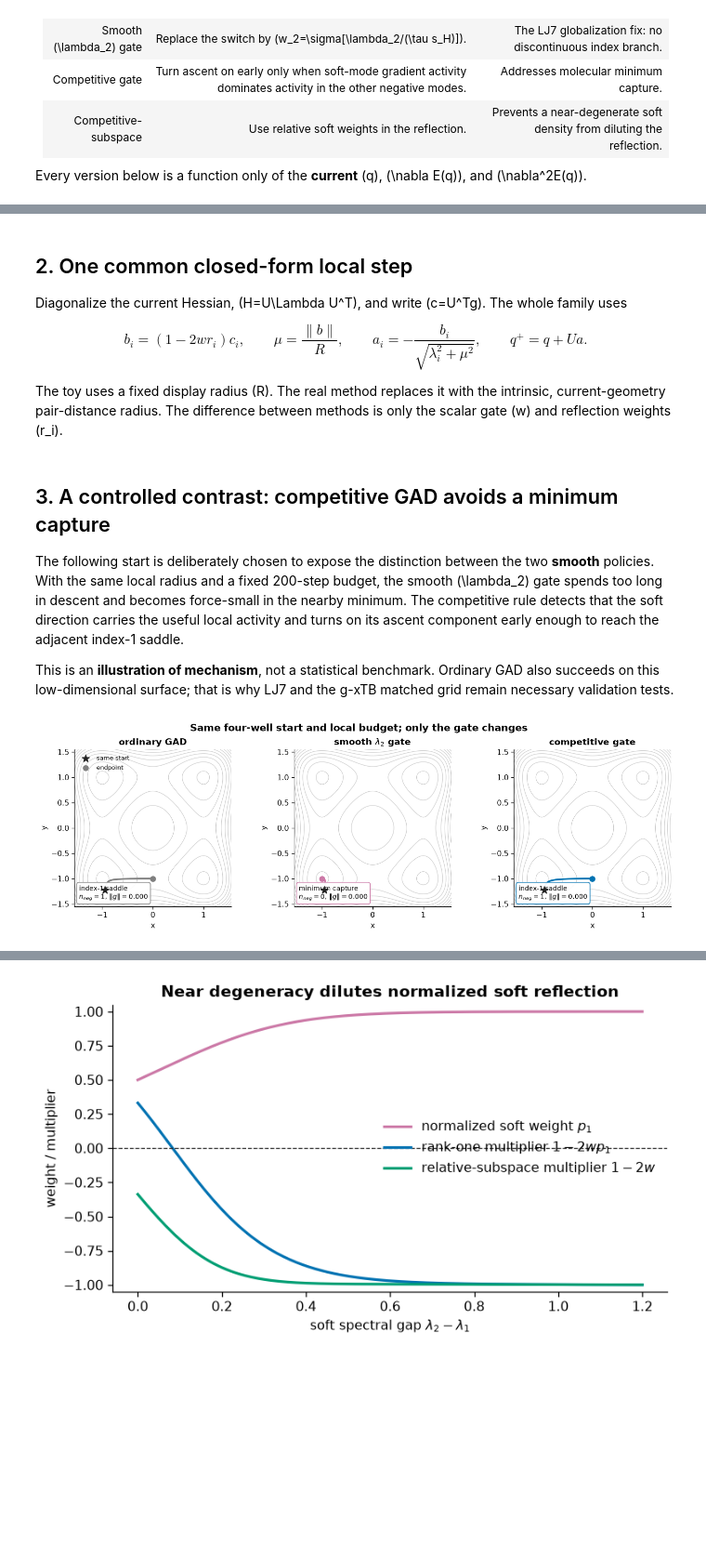
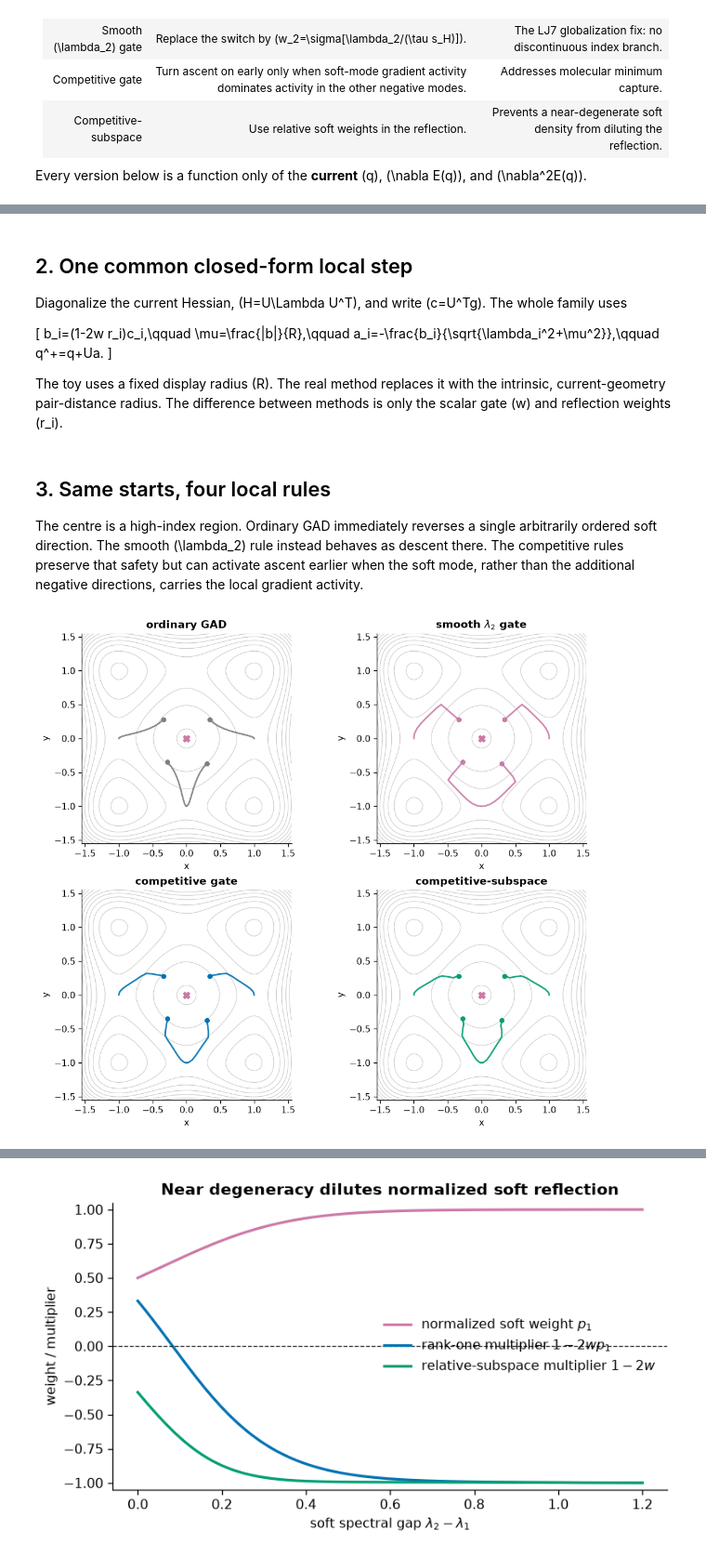
Before and after one commit to memo-ozdincer/GAD_plus, a Jupyter notebook: examples/gad_evolution_four_wells.ipynb, the cells around one changed output, grey strips where cells are left out. Shown at 93% size. Cells and saved outputs as stored; diff of their text form; code cells hidden in the pictures; blank space fills up the shorter version.

Commit message:
Revert "Refine competitive GAD four-well demonstration"
This reverts commit 5ea3a1515065b70b6e9e98c39552c760d7003973.

```diff
--- a/examples/gad_evolution_four_wells.ipynb
+++ b/examples/gad_evolution_four_wells.ipynb
@@ -49,19 +45,19 @@ The origin has two negative Hessian eigenvalues. The points \((0,\pm1)\) and \((
 # %%
 def E(q):
     x, y = q
-    return (x*x - 1)**2 + ALPHA*(y*y - 1)**2
+    return (x*x - 1)**2 + (y*y - 1)**2
 
 def grad(q):
     x, y = q
-    return np.array([4*x*(x*x - 1), 4*ALPHA*y*(y*y - 1)], dtype=float)
+    return np.array([4*x*(x*x - 1), 4*y*(y*y - 1)], dtype=float)
 
 def hess(q):
     x, y = q
-    return np.diag([12*x*x - 4, ALPHA*(12*y*y - 4)])
+    return np.diag([12*x*x - 4, 12*y*y - 4])
 
 grid = np.linspace(-1.55, 1.55, 300)
 X, Y = np.meshgrid(grid, grid)
-Z = (X*X - 1)**2 + ALPHA*(Y*Y - 1)**2
+Z = (X*X - 1)**2 + (Y*Y - 1)**2
 fig, ax = plt.subplots(figsize=(5.1, 4.4))
 ax.contour(X, Y, Z, levels=np.linspace(0.06, 5.0, 14), colors="#9E9E9E", linewidths=.75)
 ax.scatter([-1, -1, 1, 1], [-1, 1, -1, 1], c="#222222", s=30, label="minima")
@@ -76,12 +72,12 @@ ax.legend(frameon=False, loc="upper right"); plt.show()
 
 Diagonalize the current Hessian, \(H=U\Lambda U^T\), and write \(c=U^Tg\). The whole family uses
 
-$$
+\[
 b_i=(1-2w r_i)c_i,\qquad
 \mu=\frac{\|b\|}{R},\qquad
 a_i=-\frac{b_i}{\sqrt{\lambda_i^2+\mu^2}},\qquad
 q^+=q+Ua.
-$$
+\]
 
 The toy uses a fixed display radius \(R\). The real method replaces it with the intrinsic, current-geometry pair-distance radius. The difference between methods is only the scalar gate \(w\) and reflection weights \(r_i\).
 # %%
@@ -115,8 +111,8 @@ def local_quantities(q, tau=.18):
     chi = Asoft/(Asoft + Aextra) if Asoft + Aextra > 0 else 0.
     return lam, U, c, p, w2, chi
 
-def step(q, policy, R=.085, tau=.18):
-    lam, U, c, p, w2, chi = local_quantities(q, tau)
+def step(q, policy, R=.085):
+    lam, U, c, p, w2, chi = local_quantities(q)
     if policy.key == "ordinary":
         w, r = 1., np.array([1., 0.])
     else:
@@ -126,41 +122,28 @@ def step(q, policy, R=.085, tau=.18):
     mu = np.linalg.norm(b)/R if np.linalg.norm(b) > 0 else 1.
     return U @ (-b/np.sqrt(lam**2 + mu**2)), {"lambda": lam, "p": p, "w2": w2, "chi": chi, "w": w, "r": r}
 
-def trace(start, policy, n=220, tau=.18, R=.085):
+def trace(start, policy, n=220):
     path = [np.array(start, dtype=float)]
-    for _ in range(n): path.append(path[-1] + step(path[-1], policy, R=R, tau=tau)[0])
+    for _ in range(n): path.append(path[-1] + step(path[-1], policy)[0])
     return np.array(path)
 # %% [markdown]
-## 3. A controlled contrast: competitive GAD avoids a minimum capture
+## 3. Same starts, four local rules
 
-The following start is deliberately chosen to expose the distinction between the two **smooth** policies. With the same local radius and a fixed 200-step budget, the smooth \(\lambda_2\) gate spends too long in descent and becomes force-small in the nearby minimum. The competitive rule detects that the soft direction carries the useful local activity and turns on its ascent component early enough to reach the adjacent index-1 saddle.
-
-This is an **illustration of mechanism**, not a statistical benchmark. Ordinary GAD also succeeds on this low-dimensional surface; that is why LJ7 and the g-xTB matched grid remain necessary validation tests.
+The centre is a high-index region. Ordinary GAD immediately reverses a single arbitrarily ordered soft direction. The smooth \(\lambda_2\) rule instead behaves as descent there. The competitive rules preserve that safety but can activate ascent earlier when the soft mode, rather than the additional negative directions, carries the local gradient activity.
 # %%
-selected_start = np.array([-0.95, -1.23])
-selected_policies = POLICIES[:3]  # ordinary, lambda2, competitive
-tau, R, budget = .70, .05, 200
-
-fig, axes = plt.subplots(1, 3, figsize=(12.2, 3.9), constrained_layout=True)
-for ax, policy in zip(axes, selected_policies):
-    path = trace(selected_start, policy, n=budget, tau=tau, R=R)
-    endpoint = path[-1]
-    eigenvalues = np.linalg.eigvalsh(hess(endpoint))
-    index = int(np.sum(eigenvalues < -1e-8))
-    force = np.linalg.norm(grad(endpoint))
-    ax.contour(X, Y, Z, levels=np.linspace(.06, 5., 14), colors="#C7C7C7", linewidths=.65)
-    ax.plot(path[:, 0], path[:, 1], lw=2.2, color=COLORS[policy.key])
-    ax.scatter(*selected_start, marker="*", s=105, color="#222222", zorder=4, label="same start")
-    ax.scatter(*endpoint, s=48, color=COLORS[policy.key], zorder=5, label="endpoint")
-    outcome = "index-1 saddle" if index == 1 and force < .05 else "minimum capture" if index == 0 and force < .05 else "not converged"
-    ax.set(title=policy.name, xlim=(-1.55, 1.55), ylim=(-1.55, 1.55), aspect="equal", xlabel="x", ylabel="y")
-    ax.text(.03, .03, f"{outcome}\n$n_{{neg}}={index}$, $\\|g\\|={force:.3f}$", transform=ax.transAxes,
-            va="bottom", ha="left", fontsize=9, bbox={"boxstyle": "round,pad=.35", "fc": "white", "ec": COLORS[policy.key], "alpha": .94})
-axes[0].legend(frameon=False, loc="upper left", fontsize=8)
-fig.suptitle("Same four-well start and local budget; only the gate changes", fontsize=13, fontweight="bold")
+starts = np.array([[.34,.28],[-.34,.28],[.30,-.37],[-.28,-.35]])
+fig, axes = plt.subplots(2, 2, figsize=(9.2, 8.0), constrained_layout=True)
+for ax, policy in zip(axes.flat, POLICIES):
+    ax.contour(X, Y, Z, levels=np.linspace(.06,5.,14), colors="#C7C7C7", linewidths=.65)
+    for start in starts:
+        path = trace(start, policy)
+        ax.plot(path[:,0], path[:,1], lw=1.8, color=COLORS[policy.key], alpha=.9)
+        ax.scatter(*start, s=22, color=COLORS[policy.key], zorder=3)
+    ax.scatter([0], [0], marker="X", s=55, c="#CC79A7", zorder=4)
+    ax.set(title=policy.name, xlim=(-1.55,1.55), ylim=(-1.55,1.55), aspect="equal", xlabel="x", ylabel="y")
 plt.show()
 # %% [output]
-[figure, old version]
+[figure, new version]
 # %% [markdown]
 ## 4. The final addition: why a relative soft subspace?
 
```
Also changed, not shown: parts of 4 cells of this notebook, 2 other files.
